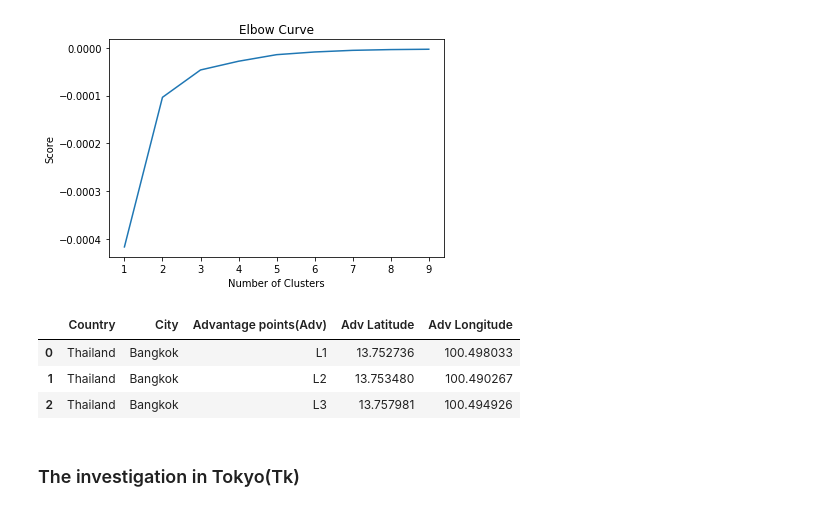
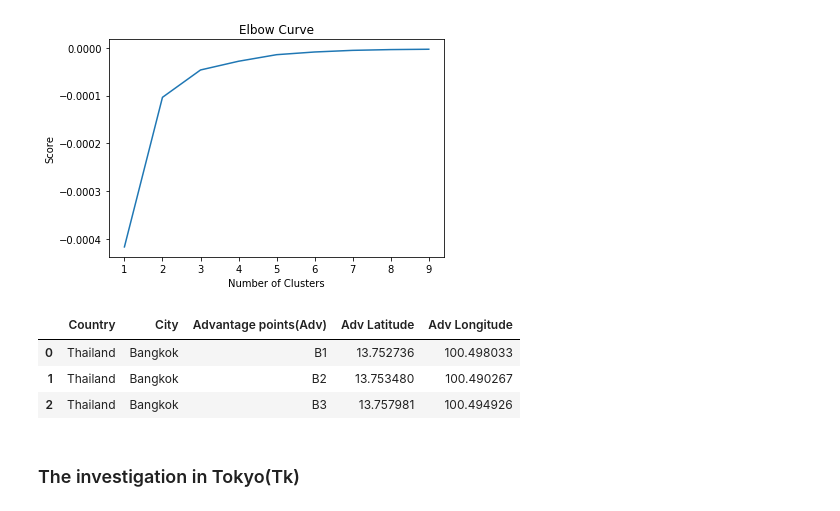
Before and after one commit to thaitran7/Coursera_Capstone, a Jupyter notebook: Final project of Data Science Capstone.ipynb, the cells around one changed output. Cells and saved outputs as stored; diff of their text form; code cells hidden in the pictures.

```diff
--- a/Final project of Data Science Capstone.ipynb
+++ b/Final project of Data Science Capstone.ipynb
@@ -518,24 +508,24 @@ plt.show()
 # %%
 kmeans = KMeans(n_clusters = 3, init ='k-means++')
 kmeans.fit(k_data[k_data.columns[1:3]]) # Compute k-means clustering.
 k_data['Cluster_label'] = kmeans.fit_predict(k_data[k_data.columns[1:3]])
 centers = kmeans.cluster_centers_ # Coordinates of cluster centers.
 labels = kmeans.predict(k_data[k_data.columns[1:3]]) # Labels of each point
 centroids = pd.DataFrame(centers)
 centroids.columns = ['Adv Latitude','Adv Longitude']
-Cluster = pd.DataFrame(['L1','L2','L3'])
+Cluster = pd.DataFrame(['B1','B2','B3'])
 City = pd.DataFrame(['Bangkok','Bangkok','Bangkok'])
 Country = pd.DataFrame(['Thailand','Thailand','Thailand'])
 centroids.insert(0,'Advantage points(Adv)',Cluster)
 centroids.insert(0,'City',City)
 centroids.insert(0,'Country',Country)
 Bangkok_rpt = centroids.copy()
 Bangkok_rpt.head()
 # %% [output]
 |  | Country | City | Advantage points(Adv) | Adv Latitude | Adv Longitude |
-| 0 | Thailand | Bangkok | L1 | 13.752736 | 100.498033 |
-| 1 | Thailand | Bangkok | L2 | 13.753480 | 100.490267 |
-| 2 | Thailand | Bangkok | L3 | 13.757981 | 100.494926 |
+| 0 | Thailand | Bangkok | B1 | 13.752736 | 100.498033 |
+| 1 | Thailand | Bangkok | B2 | 13.753480 | 100.490267 |
+| 2 | Thailand | Bangkok | B3 | 13.757981 | 100.494926 |
 # %% [markdown]
 ### The investigation in Tokyo(Tk)
 # %%
```
Also changed, not shown: parts of 28 cells of this notebook.
